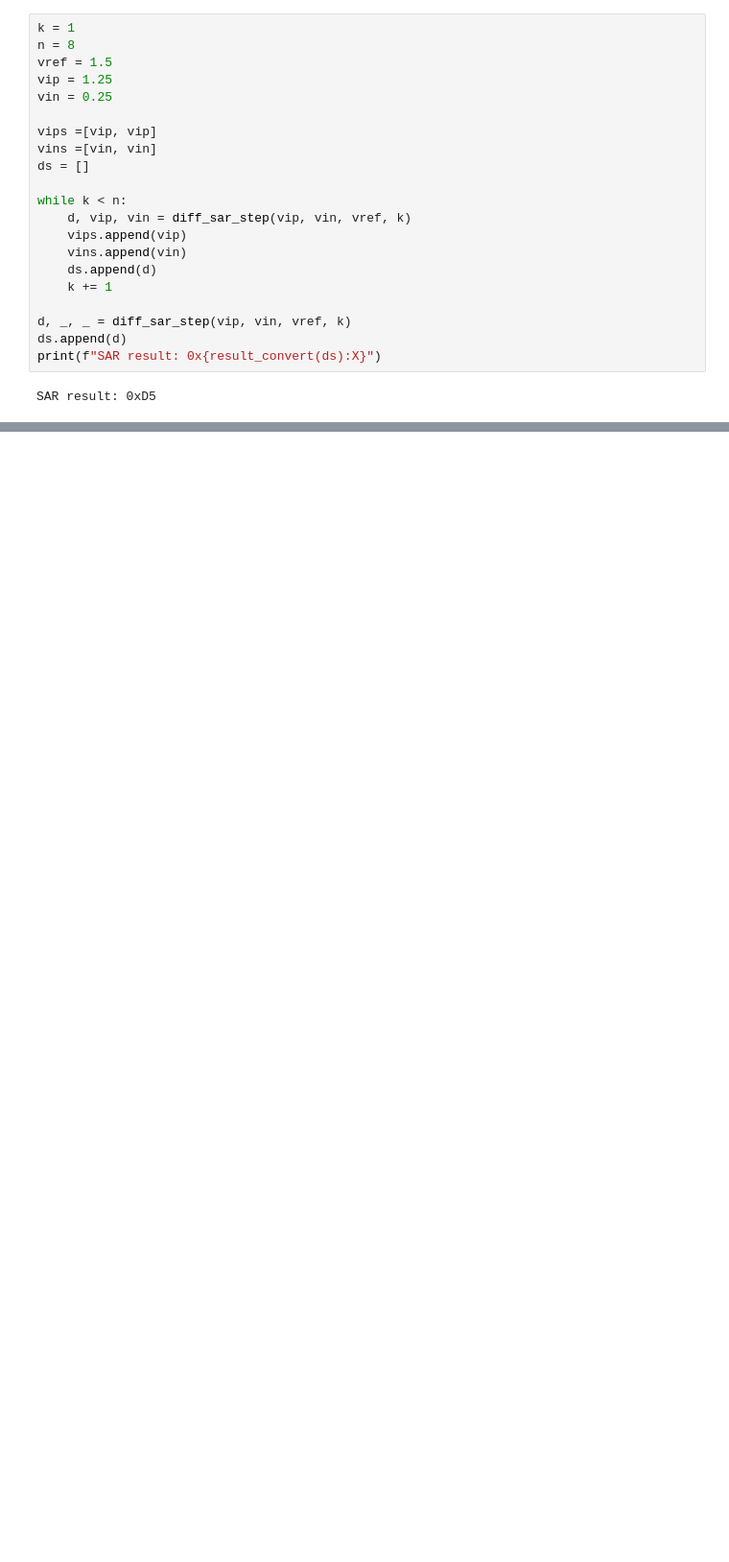
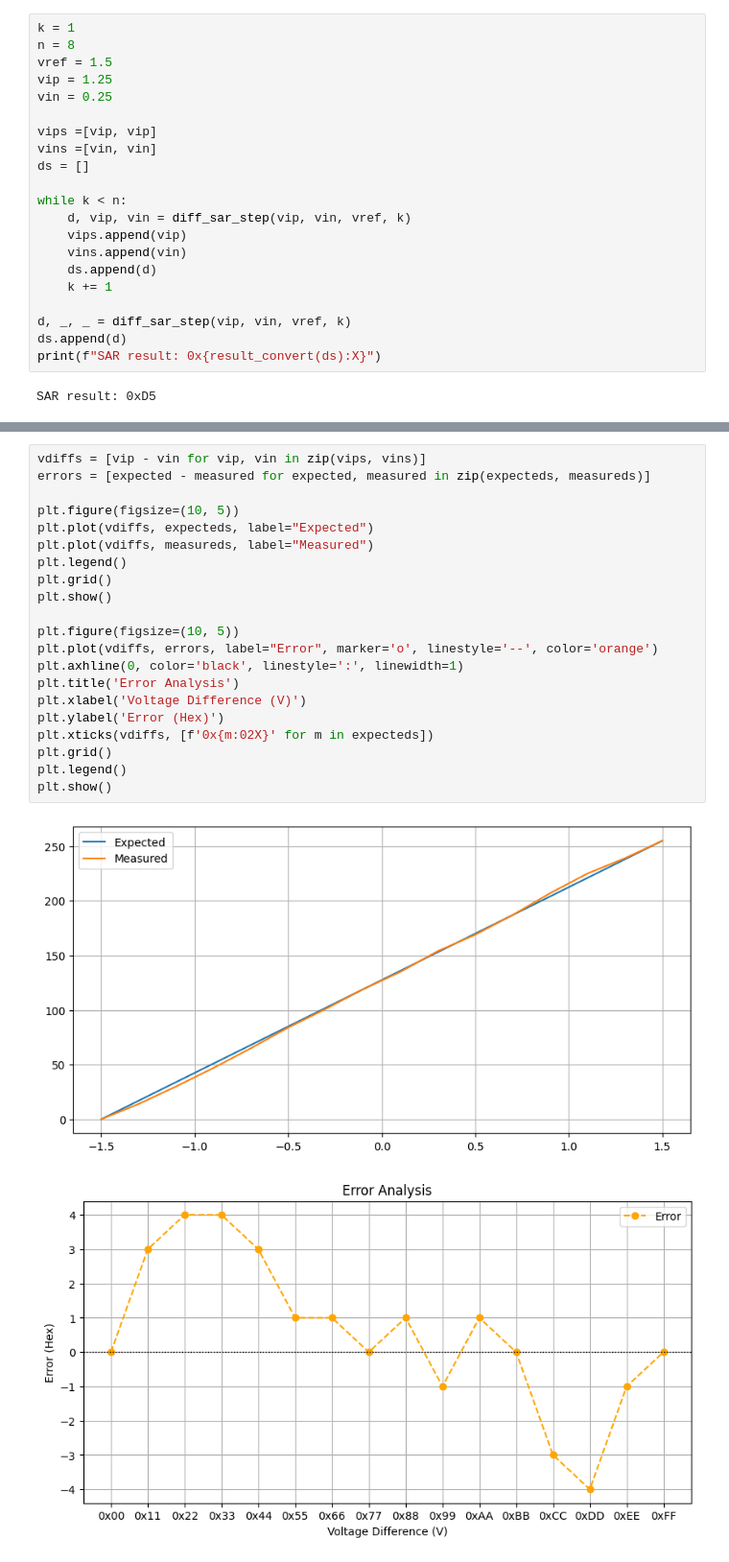
Before and after one commit to CedricHirschi/ngspice_cosim_inv, a Jupyter notebook: designs/diff/scripts/sar_sim.ipynb, the cells around one changed output, grey strips where cells are left out. Shown at 96% size. Cells and saved outputs as stored; diff of their text form; blank space fills up the shorter version.

```diff
--- a/designs/diff/scripts/sar_sim.ipynb
+++ b/designs/diff/scripts/sar_sim.ipynb
@@ -115,3 +120,27 @@ SAR result: 0x88
+# %%
+vdiffs = [vip - vin for vip, vin in zip(vips, vins)]
+errors = [expected - measured for expected, measured in zip(expecteds, measureds)]
+
+plt.figure(figsize=(10, 5))
+plt.plot(vdiffs, expecteds, label="Expected")
+plt.plot(vdiffs, measureds, label="Measured")
+plt.legend()
+plt.grid()
+plt.show()
+
+plt.figure(figsize=(10, 5))
+plt.plot(vdiffs, errors, label="Error", marker='o', linestyle='--', color='orange')
+plt.axhline(0, color='black', linestyle=':', linewidth=1)
+plt.title('Error Analysis')
+plt.xlabel('Voltage Difference (V)')
+plt.ylabel('Error (Hex)')
+plt.xticks(vdiffs, [f'0x{m:02X}' for m in expecteds])
+plt.grid()
+plt.legend()
+plt.show()
+# %% [output]
+[figure, added]
+[figure, added]
 # %%
 plt.figure(figsize=(10, 5))
 
```
Also changed, not shown: parts of 5 cells of this notebook, 4 other files.
